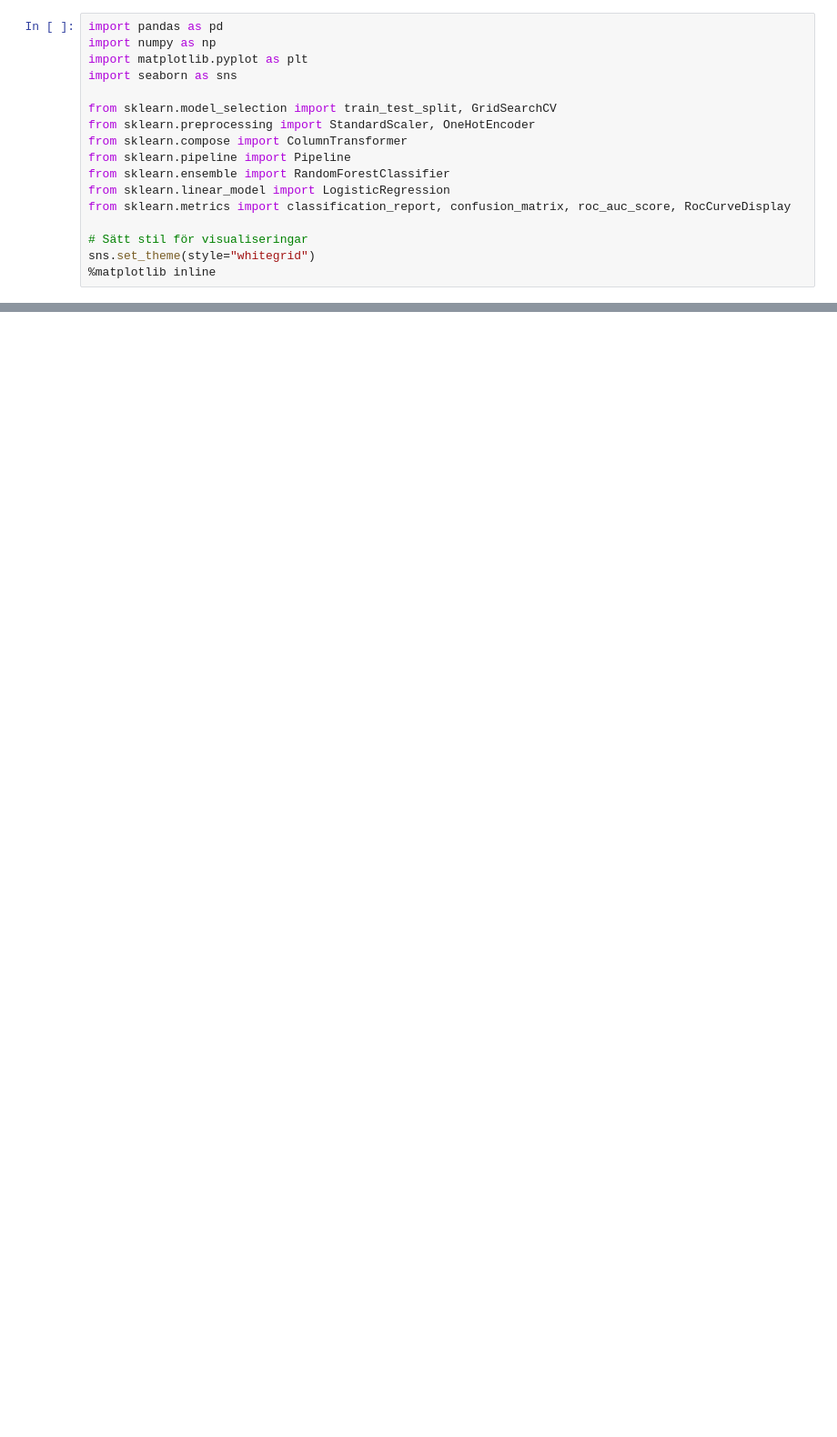
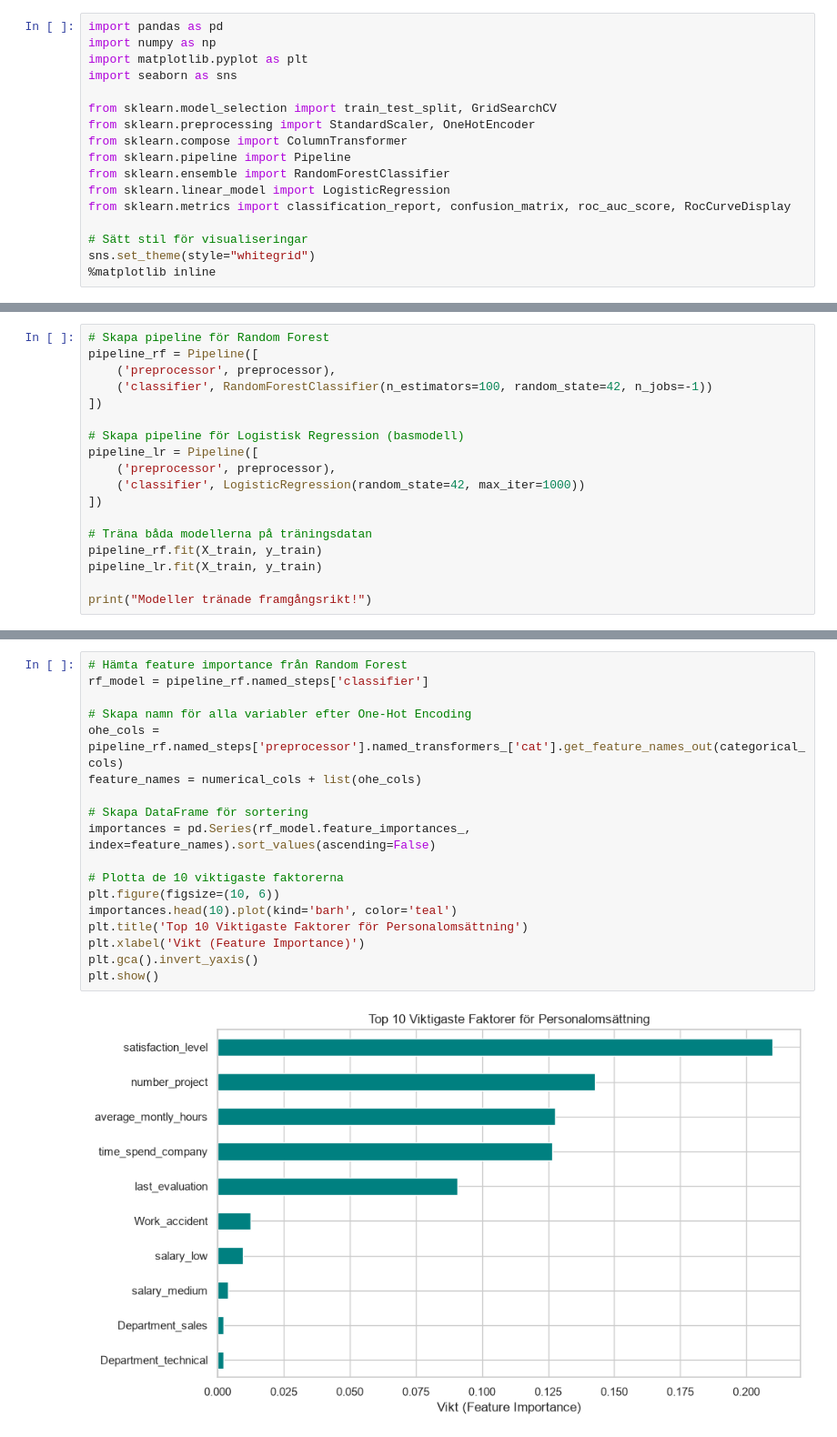
Before and after one commit to Steff-hub-max/ml_kk1, a Jupyter notebook: 04_kapitel4.ipynb, the cells around one changed output, grey strips where cells are left out. Shown at 91% size. Cells and saved outputs as stored; diff of their text form; blank space fills up the shorter version.

```diff
--- a/04_kapitel4.ipynb
+++ b/04_kapitel4.ipynb
@@ -209,0 +267,18 @@ sns.set_theme(style="whitegrid")
+# %%
+# Skapa pipeline för Random Forest
+pipeline_rf = Pipeline([
+    ('preprocessor', preprocessor),
+    ('classifier', RandomForestClassifier(n_estimators=100, random_state=42, n_jobs=-1))
+])
+
+# Skapa pipeline för Logistisk Regression (basmodell)
+pipeline_lr = Pipeline([
+    ('preprocessor', preprocessor),
+    ('classifier', LogisticRegression(random_state=42, max_iter=1000))
+])
+
+# Träna båda modellerna på träningsdatan
+pipeline_rf.fit(X_train, y_train)
+pipeline_lr.fit(X_train, y_train)
+
+print("Modeller tränade framgångsrikt!")
@@ -209,0 +334,20 @@ sns.set_theme(style="whitegrid")
+# %%
+# Hämta feature importance från Random Forest
+rf_model = pipeline_rf.named_steps['classifier']
+
+# Skapa namn för alla variabler efter One-Hot Encoding
+ohe_cols = pipeline_rf.named_steps['preprocessor'].named_transformers_['cat'].get_feature_names_out(categorical_cols)
+feature_names = numerical_cols + list(ohe_cols)
+
+# Skapa DataFrame för sortering
+importances = pd.Series(rf_model.feature_importances_, index=feature_names).sort_values(ascending=False)
+
+# Plotta de 10 viktigaste faktorerna
+plt.figure(figsize=(10, 6))
+importances.head(10).plot(kind='barh', color='teal')
+plt.title('Top 10 Viktigaste Faktorer för Personalomsättning')
+plt.xlabel('Vikt (Feature Importance)')
+plt.gca().invert_yaxis()
+plt.show()
+# %% [output]
+[figure, added]
```
Also changed, not shown: parts of 25 cells of this notebook, 1 other file.
